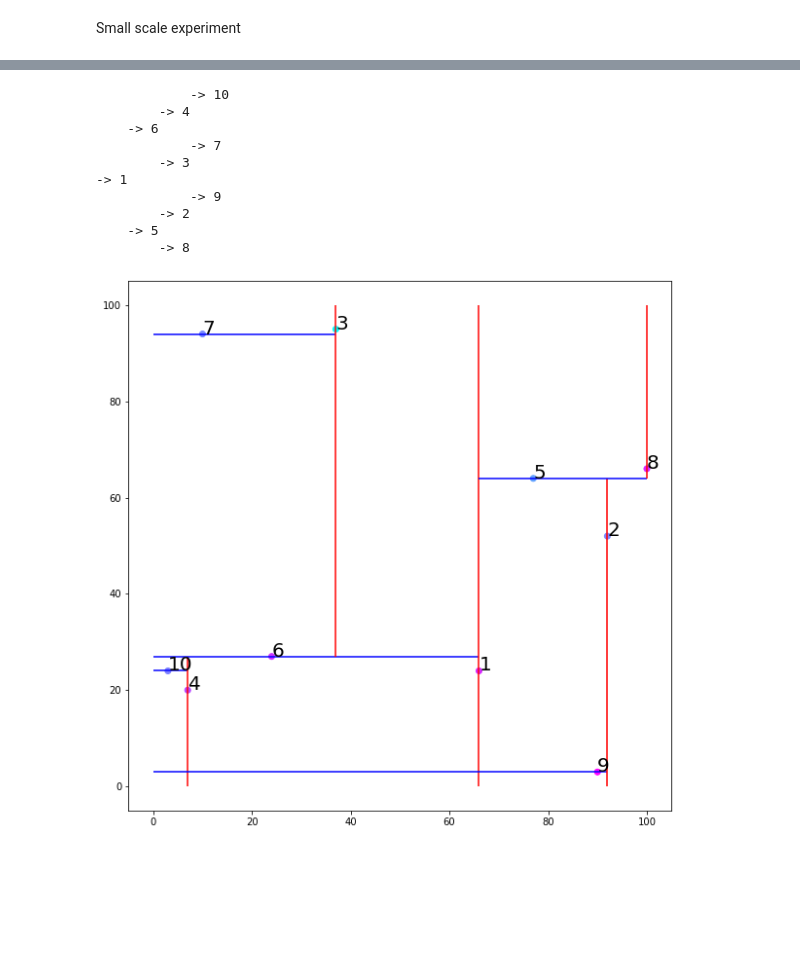
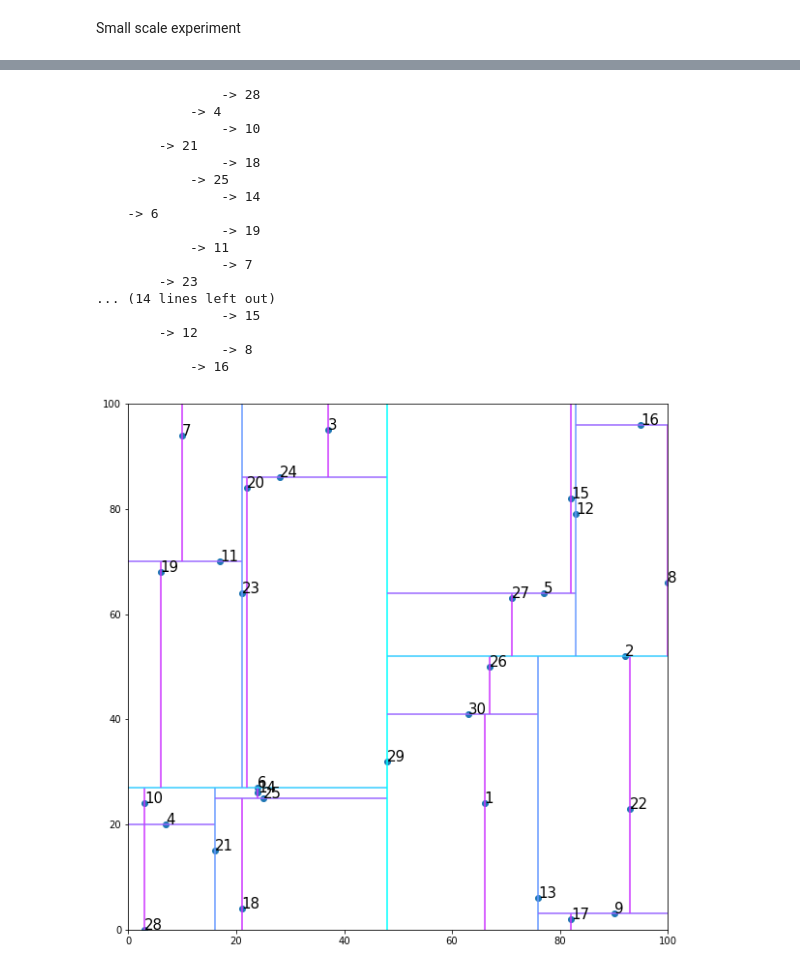
Before and after one commit to andika-eka/Kd-tree-query, a Jupyter notebook: KdTreeRawImplentation.ipynb, the cells around one changed output, grey strips where cells are left out. Saved outputs shown, nothing was run; the diff lists cells and outputs as text; code cells hidden in the pictures; blank space fills up the shorter version.

```diff
--- a/KdTreeRawImplentation.ipynb
+++ b/KdTreeRawImplentation.ipynb
@@ -102,7 +103,7 @@ printTree(theTree)
 # %% [markdown]
 Small scale experiment
 # %%
-small2D = df.iloc[:10, :4]
+small2D = df.iloc[:30, :4]
 
 small2D.plot(kind = 'scatter', x = 'sub 1', y = 'sub 2', c='sub 3', colormap ="cool" )
 
@@ -125,35 +132,21 @@ print(small2D)
 smallTree  = generateKDTree(small2D.to_numpy()[:, :3])
 printTree(smallTree)
 # %% [output]
-            -> 10
-        -> 4
+                -> 28
+            -> 4
+                -> 10
+        -> 21
+                -> 18
+            -> 25
+                -> 14
     -> 6
-            -> 7
-        -> 3
--> 1
-            -> 9
-        -> 2
-    -> 5
-        -> 8
+                -> 19
+            -> 11
+                -> 7
+        -> 23
+... (14 lines left out)
+                -> 15
+        -> 12
+                -> 8
+            -> 16
-# %%
-def plotKDTree(node, axes,  level=0 , prevPoint = None, mode = None):
-    if node != None:
-        plotKDTree(node.leftNode,  axes,  level = level + 1, prevPoint = node.point, mode = 'left' )
-
-        if mode == 'left':
-            if (level % 2 == 0):
-                axes.vlines(node.point[1], 0,prevPoint[2], color = "red" )
-            elif (level % 2== 1):
-                axes.hlines(node.point[2], 0,prevPoint[1], color = "blue" )
-        elif mode == 'right':
-            if (level % 2 == 0):
-                axes.vlines(node.point[1], prevPoint[2], 100, color = "red" )
-            elif (level % 2== 1):
-                axes.hlines(node.point[2], prevPoint[1], 100, color = "blue" )
-        else:
-            axes.vlines(node.point[1], 0,100, color = "red" )
-
-
-
-        plotKDTree(node.rightNode, axes,  level = level + 1, prevPoint = node.point, mode = 'right')
 # %%
@@ -181,11 +178,12 @@ def plotKDTree(node, axes,  level=0 , prevPoint = np.empty(0) , mode = 'root'):
 # %%
+
 fig2 = plt.figure(figsize=(10,10))
 ax2 = fig2.add_subplot()
-ax2.scatter(small2D['sub 1'], small2D['sub 2'], c=small2D['sub 3'], cmap= "cool")
-plotKDTree(smallTree, ax2)
+ax2.scatter(small2D['sub 1'], small2D['sub 2'])
+plotKDTree(smallTree, ax2 )
 for index, row in small2D.iterrows():
-     ax2.annotate(row["id"], (row['sub 1'], row['sub 2']), fontsize=20)
+     ax2.annotate(row["id"], (row['sub 1'], row['sub 2']), fontsize=15)
+ax2.margins(x = 0, y = 0)
 plt.show()
-# print(x)
 # %% [output]
-[figure, old version]
+[figure, new version]
```
Also changed, not shown: parts of 3 cells of this notebook.
